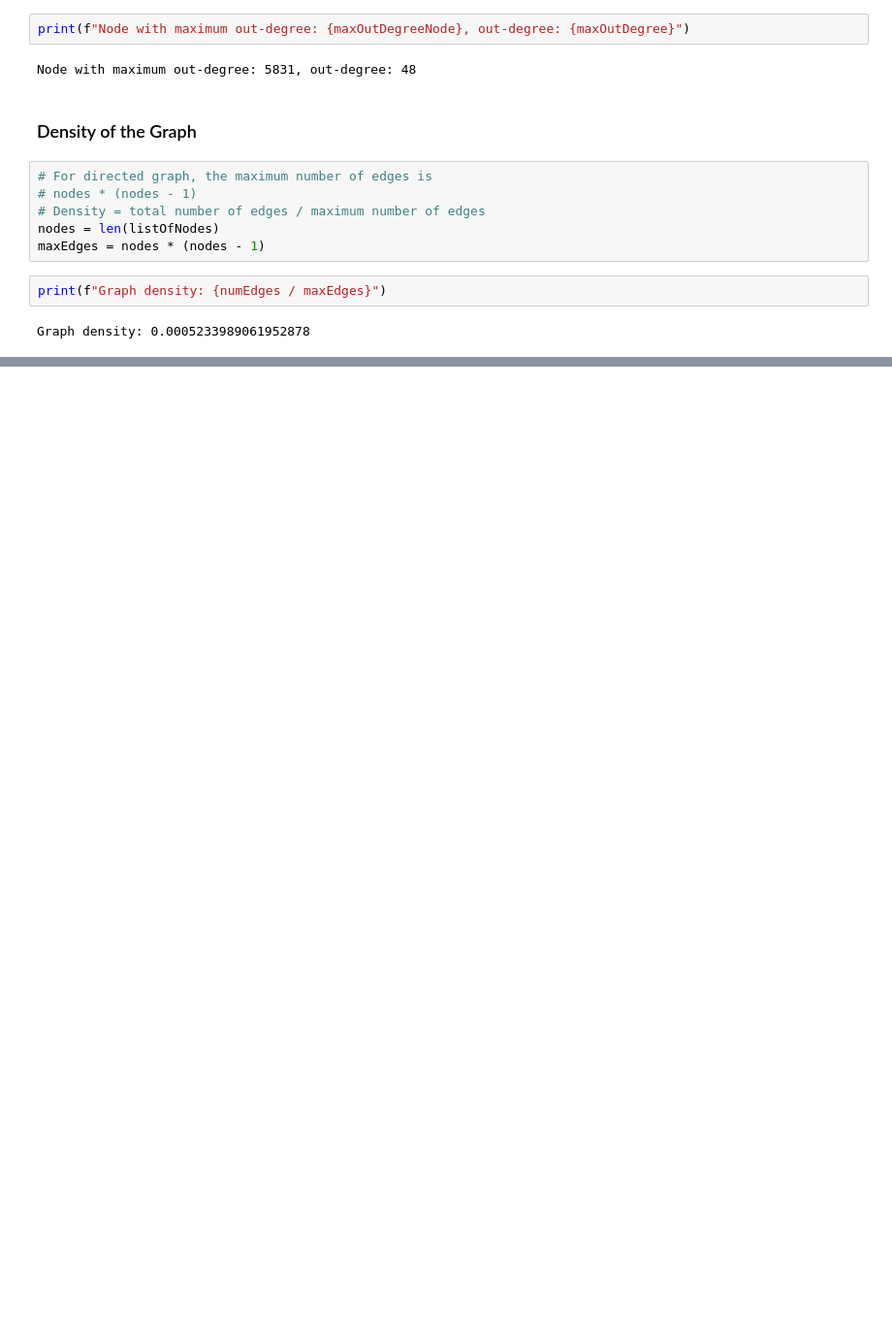
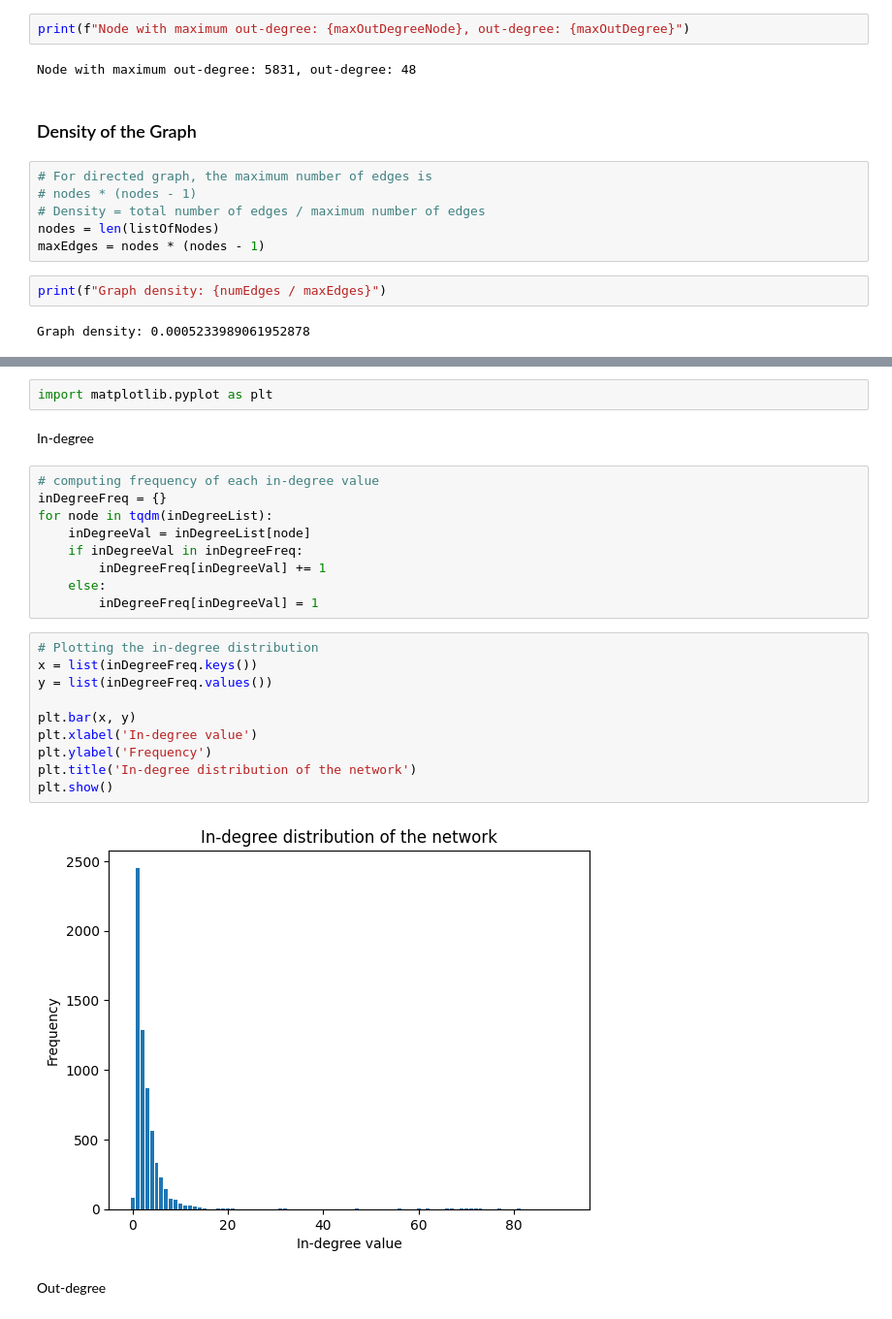
Before and after one commit to PritishWadhwa/CSE508_Winter2023_A3_16, a Jupyter notebook: Q1.ipynb, the cells around one changed output, grey strips where cells are left out. Shown: that part at 97% size. Drawn from its saved outputs; the diff is of its cells as text; blank space fills up the shorter version.

Commit message:
Q1 - degree distribution, LCC

```diff
--- a/Q1.ipynb
+++ b/Q1.ipynb
@@ -134,0 +157,27 @@ Graph density: 0.0005233989061952878
+# %%
+import matplotlib.pyplot as plt
+# %% [markdown]
+In-degree
+# %%
+# computing frequency of each in-degree value
+inDegreeFreq = {}
+for node in tqdm(inDegreeList):
+    inDegreeVal = inDegreeList[node]
+    if inDegreeVal in inDegreeFreq:
+        inDegreeFreq[inDegreeVal] += 1
+    else:
+        inDegreeFreq[inDegreeVal] = 1
+# %%
+# Plotting the in-degree distribution
+x = list(inDegreeFreq.keys())
+y = list(inDegreeFreq.values())
+
+plt.bar(x, y)
+plt.xlabel('In-degree value')
+plt.ylabel('Frequency')
+plt.title('In-degree distribution of the network')
+plt.show()
+# %% [output]
+[figure, added]
+# %% [markdown]
+Out-degree
```
Also changed, not shown: parts of 13 cells of this notebook.
